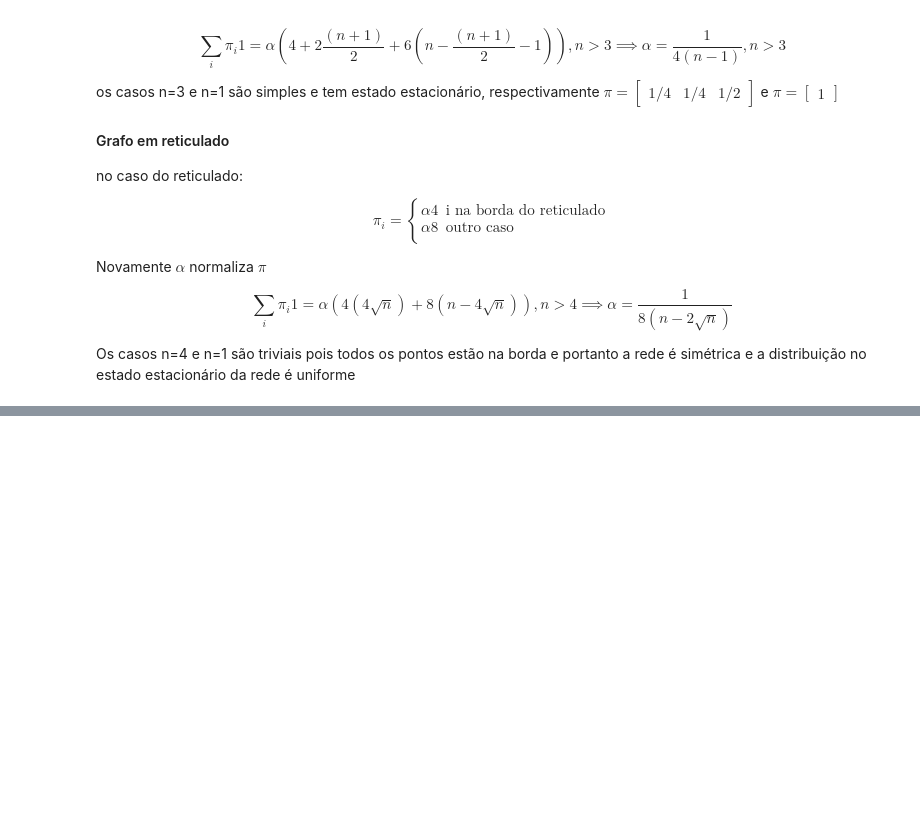
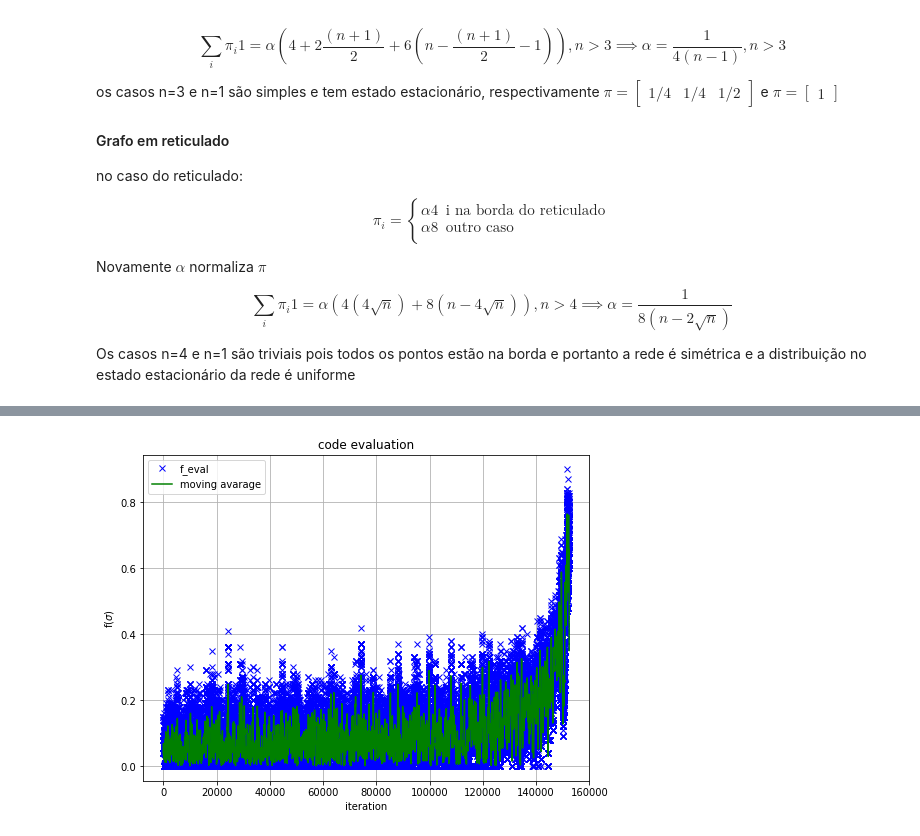
Before and after one commit to mtsz-thiago/mcmc, a Jupyter notebook: Lista04.ipynb, the cells around one changed output, grey strips where cells are left out. Drawn from its saved outputs; the diff is of its cells as text; code cells hidden in the pictures; blank space fills up the shorter version.

```diff
--- a/Lista04.ipynb
+++ b/Lista04.ipynb
@@ -320,0 +764,12 @@ Vou
+# %%
+def linear_temperature():
+    T_i = .1
+    T_f = .5e-2
+    T_vet = np.linspace(T_i, T_f, 2000)
+    T_out = np.array([])
+    for t in tqdm(T_vet):
+        v = t*np.ones(100)
+        T_out = np.concatenate((T_out, v))
+    return T_out
+# %%
+T = linear_temperature()
@@ -320,0 +778,22 @@ Vou
+# %%
+code, f_val, f_hist = simulated_annealing_code_breaker(T)
+# %%
+def plot_optmization(f_hist):
+
+    def movingaverage(interval, window_size):
+        window = np.ones(int(window_size))/float(window_size)
+        return np.convolve(interval, window, 'same')
+
+    plt.figure(figsize=(8, 6))
+    plt.plot(f_hist, 'xb')
+    plt.plot(movingaverage(f_hist,100), '-g')
+    plt.xlabel("iteration")
+    plt.ylabel(r"f($\sigma$)")
+    plt.grid(True)
+    plt.title("code evaluation")
+    plt.legend(["f_eval", "moving avarage"])
+    plt.show()
+# %%
+plot_optmization(f_hist)
+# %% [output]
+[figure, added]
```
Also changed, not shown: parts of 48 cells of this notebook.
